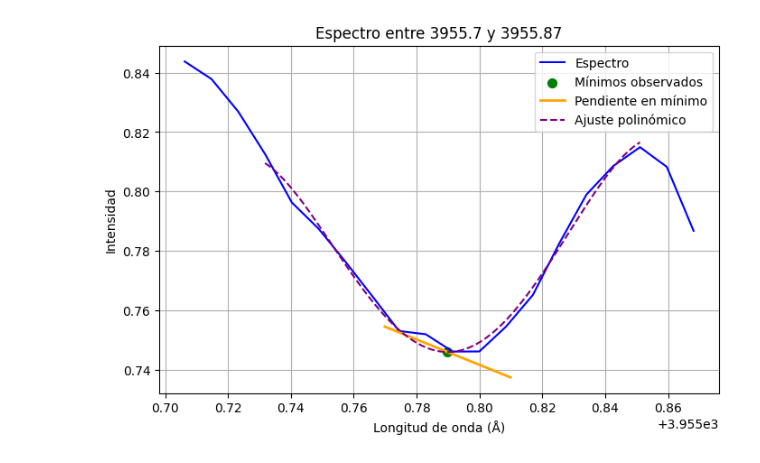
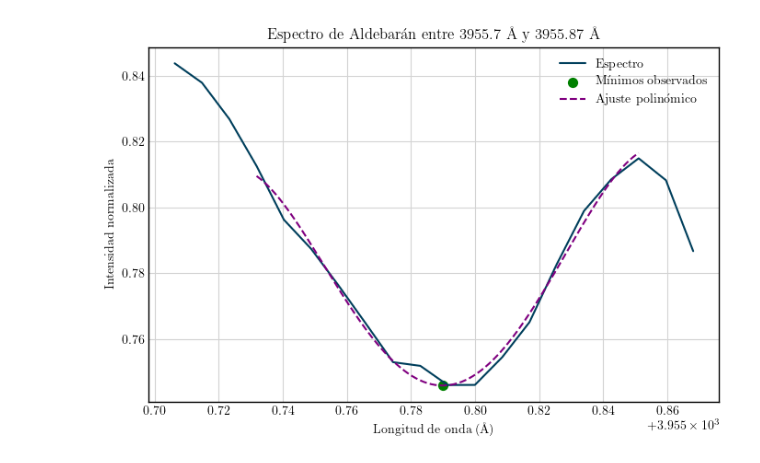
Before and after one commit to LaraGomezN/Aldebaran, a Jupyter notebook: main.ipynb, the cells around one changed output. Drawn from its saved outputs; the diff is of its cells as text; code cells hidden in the pictures.

```diff
--- a/main.ipynb
+++ b/main.ipynb
@@ -2,10 +2,26 @@
 import pandas as pd
 import matplotlib.pyplot as plt
 import matplotlib.colors as mcolors
-from matplotlib import colormaps
+from matplotlib import colormaps, rcParams
 import numpy as np
 from __future__ import annotations
 c = 299792458 # speed of light in m/s
+
+plt.style.use('seaborn-v0_8-whitegrid')
+rcParams.update({
+    "text.usetex": True,
+    "font.family": "serif",
+    "font.serif": ["Computer Modern Roman"],
+    "axes.labelcolor": "black",
+    "axes.edgecolor": "black",
+    "xtick.color": "black",
+    "ytick.color": "black",
+    "axes.titlecolor": "black",
+    "grid.color": "lightgray",  # mantiene el grid visible pero tenue
+    "figure.facecolor": "white",
+    "axes.facecolor": "white",
+    "text.color": "black",
+})
 # %%
 df = pd.read_excel('Datos/XLSX/Aldebaran_pepsi.xlsx', sheet_name='Aldebaran_pepsi')
 df.to_csv('Datos/CSV/Aldebaran_pepsi.csv', index=False)
@@ -120,13 +136,18 @@ def find_local_minima_polyfit(
         curvature = second_deriv
         slope = (-c*third_deriv)/(3*x_star*(second_deriv**2))
 
-        depth = (np.median(y_win) - y_star) / np.median(y_win)
-        #valid = is_min and curvature > 0 and depth > 0.05
+        #depth = (np.median(y_win) - y_star) / np.median(y_win)
+
+        x_win = np.asarray(x_win)
+        y_win = np.asarray(y_win)
+
+        extremos_altos = (y_win[0] > y_star + 0.5 * (np.max(y_win) - np.min(y_win))) and (y_win[-1] > y_star + 0.5 * (np.max(y_win) - np.min(y_win)))
 
 
         valid = bool(is_min and
                      curvature >= min_curvature and
-                     abs(slope) <= max_slope)
+                     abs(slope) <= max_slope and
+                     extremos_altos)
 
         rows.append({
             "idx_candidate": int(i),
@@ -175,7 +220,7 @@ df_min_range = df_min[(df_min["x_refined"] >= x1) & (df_min["x_refined"] <= x2)]
 
 # Graficar
 plt.figure(figsize=(8, 5))
-plt.plot(x_range, y_range, label="Espectro", color="blue")
+plt.plot(x_range, y_range, label="Espectro", color='#003f5c')
 
 # Dibujar líneas verticales en posiciones teóricas
 for i, wl in enumerate(iron_in_range):
@@ -188,7 +233,7 @@ for i, wl in enumerate(iron_in_range):
 plt.scatter(df_min_range["x_refined"], df_min_range["y_refined"],
             color="green", marker="o", s=50, label="Mínimos observados")
 
-# === Graficar tangentes (pendientes) en cada mínimo ===
+'''# === Graficar tangentes (pendientes) en cada mínimo ===
 dx = 0.02  # ancho en Å para la línea tangente
 scale = 0.001  # factor de escala para que las pendientes no tapen el espectro
 
@@ -200,43 +245,43 @@ for i, row in df_min_range.iterrows():
     y_vals = [y0 - slope * dx * scale, y0 + slope * dx * scale]
 
     plt.plot(x_vals, y_vals, color="orange", linewidth=2,
-             label="Pendiente en mínimo" if i == df_min_range.index[0] else "")
+             label="Pendiente en mínimo" if i == df_min_range.index[0] else "")'''
 
 # === Graficar polinomio ajustado en cada mínimo ===
 for i, row in df_min_range.iterrows():
     idx = int(row["idx_candidate"])
 
     # Definir ventana alrededor del mínimo (igual que en el ajuste)
     half = window_pts // 2
     start = max(0, idx - half)
     end = min(len(x), start + window_pts)
     start = max(0, end - window_pts)
 
     x_win = x[start:end]
     y_win = y[start:end]
 
     # Ajustar el polinomio otra vez en esa ventana
     x_shift = x_win - x[idx]
     coeffs = np.polyfit(x_shift, y_win, deg=4)
     p = np.poly1d(coeffs)
 
     # Evaluar en un rango denso para trazar curva suave
     x_dense = np.linspace(x_win.min(), x_win.max(), 200)
     y_dense = p(x_dense - x[idx])  # ojo: restamos el shift
 
     # Dibujar polinomio con línea punteada
     plt.plot(x_dense, y_dense, "--", color="purple", linewidth=1.5,
              label="Ajuste polinómico" if i == df_min_range.index[0] else "")
 
 
 plt.xlabel("Longitud de onda (Å)")
-plt.ylabel("Intensidad")
-plt.title(f"Espectro entre {x1} y {x2}")
+plt.ylabel("Intensidad normalizada")
+plt.title(f"Espectro de Aldebarán entre {x1} Å y {x2} Å")
 plt.legend()
 plt.grid(True)
 plt.show()
 # %% [output]
-[figure, old version]
+[figure, new version]
 # %%
 tol = 0.1
 matches = []
```
Also changed, not shown: parts of 4 cells of this notebook, 2 other files.
